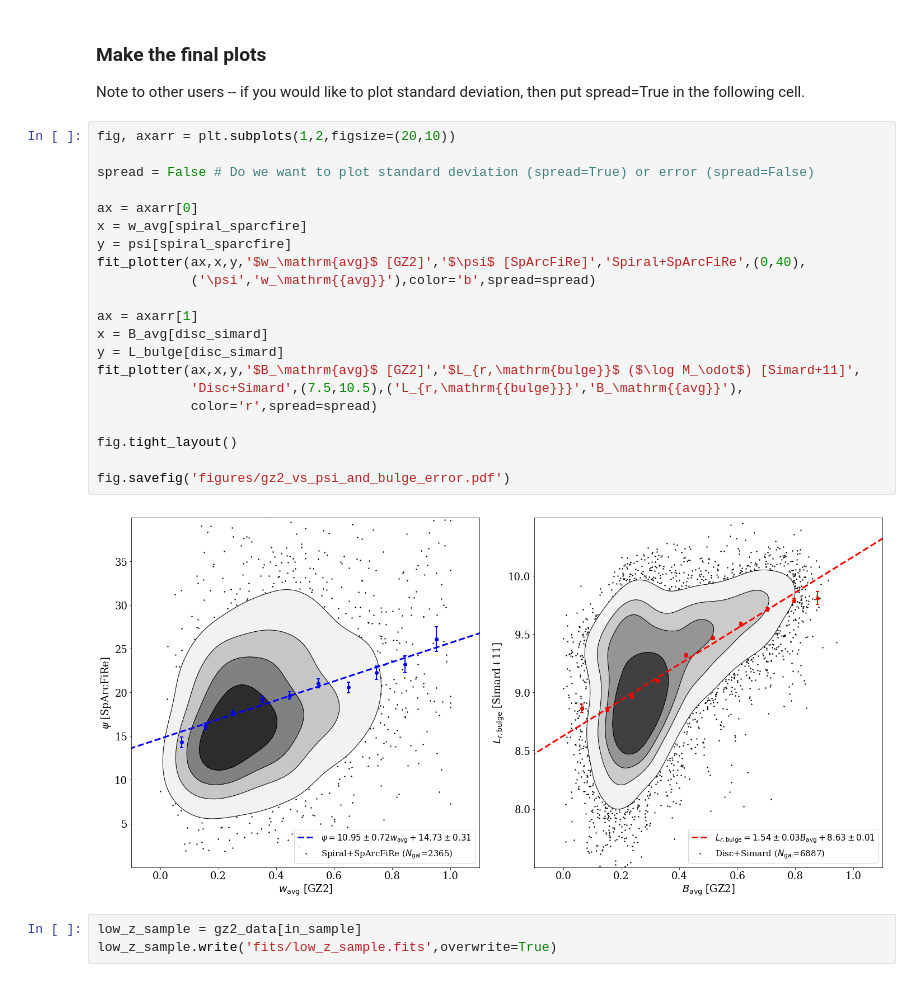
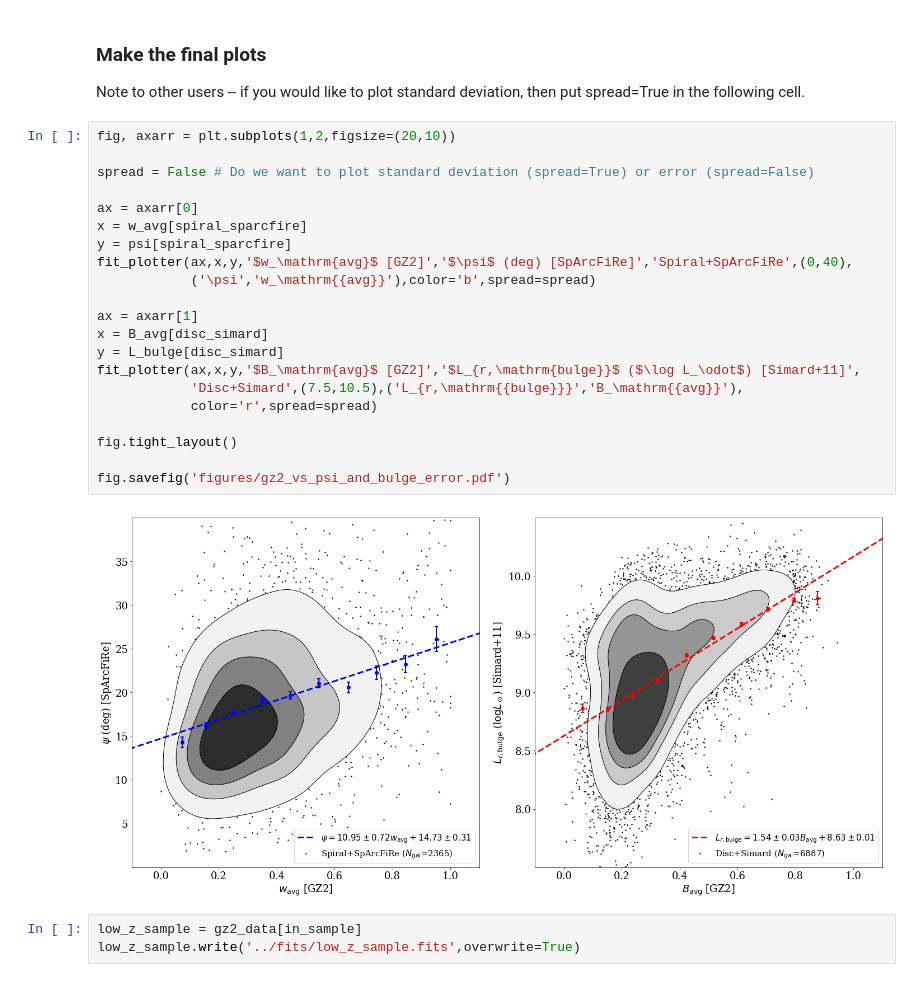
Before and after one commit to RossHart/Hubble_sequence, a Jupyter notebook: gz2_vs_data.ipynb, the cells around one changed output. Drawn from its saved outputs; the diff is of its cells as text.

```diff
--- a/gz2_vs_data.ipynb
+++ b/gz2_vs_data.ipynb
@@ -266,26 +266,26 @@ Note to other users -- if you would like to plot standard deviation, then put sp
 # %%
 fig, axarr = plt.subplots(1,2,figsize=(20,10))
 
 spread = False # Do we want to plot standard deviation (spread=True) or error (spread=False)
 
 ax = axarr[0]
 x = w_avg[spiral_sparcfire]
 y = psi[spiral_sparcfire]
-fit_plotter(ax,x,y,'$w_\mathrm{avg}$ [GZ2]','$\psi$ [SpArcFiRe]','Spiral+SpArcFiRe',(0,40),
+fit_plotter(ax,x,y,'$w_\mathrm{avg}$ [GZ2]','$\psi$ (deg) [SpArcFiRe]','Spiral+SpArcFiRe',(0,40),
             ('\psi','w_\mathrm{{avg}}'),color='b',spread=spread)
 
 ax = axarr[1]
 x = B_avg[disc_simard]
 y = L_bulge[disc_simard]
-fit_plotter(ax,x,y,'$B_\mathrm{avg}$ [GZ2]','$L_{r,\mathrm{bulge}}$ ($\log M_\odot$) [Simard+11]',
+fit_plotter(ax,x,y,'$B_\mathrm{avg}$ [GZ2]','$L_{r,\mathrm{bulge}}$ ($\log L_\odot$) [Simard+11]',
             'Disc+Simard',(7.5,10.5),('L_{r,\mathrm{{bulge}}}','B_\mathrm{{avg}}'),
             color='r',spread=spread)
 
 fig.tight_layout()
 
 fig.savefig('figures/gz2_vs_psi_and_bulge_error.pdf')
 # %% [output]
-[figure, old version]
+[figure, new version]
 # %%
 low_z_sample = gz2_data[in_sample]
-low_z_sample.write('fits/low_z_sample.fits',overwrite=True)
+low_z_sample.write('../fits/low_z_sample.fits',overwrite=True)
```
